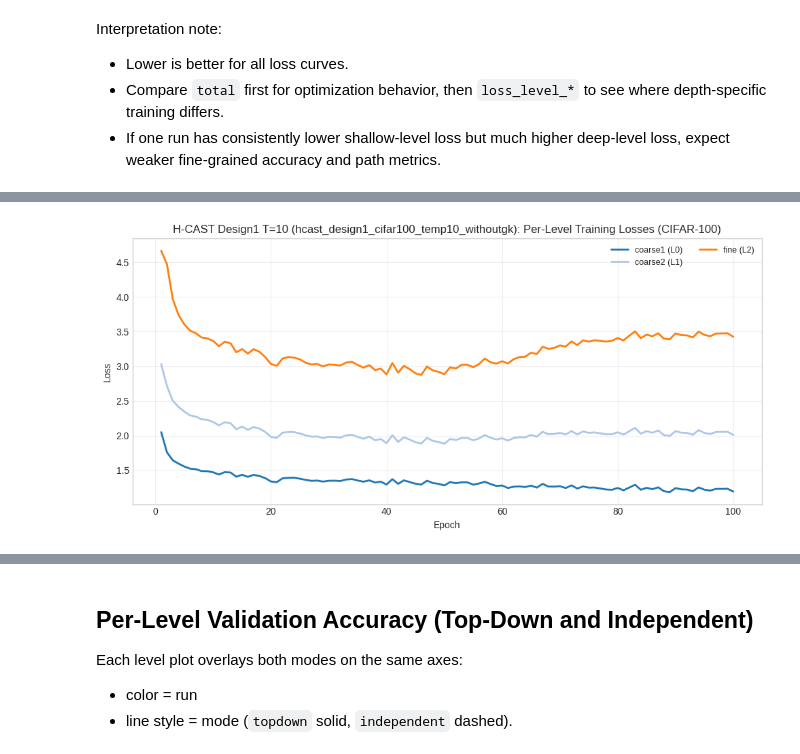
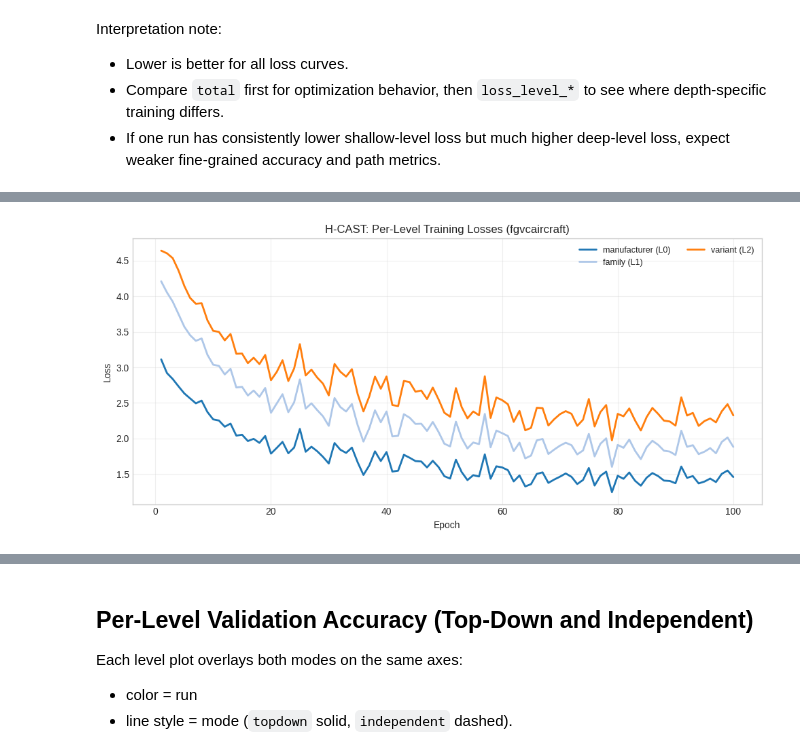
Before and after one commit to Gianma23/lexicographic_deep_learning_detailed_study, a Jupyter notebook: notebooks/hcast_analysis.ipynb, the cells around one changed output, grey strips where cells are left out. Cells and saved outputs as stored; diff of their text form; code cells hidden in the pictures.

```diff
--- a/notebooks/hcast_analysis.ipynb
+++ b/notebooks/hcast_analysis.ipynb
@@ -605,52 +769,57 @@ Interpretation note:
 - Lines in the same chart are all available `loss_level_*` training losses (lower is better).
 # %%
-for run_data in run_data_list:
-    all_loss_keys = sorted({
-        key
-        for event in run_data['epoch_events']
-        for key in event.get('train_losses', {}).keys()
-    })
-
-    level_loss_ids = sorted({
-        int(key.rsplit('_', 1)[-1])
-        for key in all_loss_keys
-        if key.startswith('loss_level_') and key.rsplit('_', 1)[-1].isdigit()
-    })
-
-    if not level_loss_ids:
-        print(f"No per-level train losses for {run_data['label']}")
+for dataset_key in dataset_keys:
+    dataset_runs = run_data_by_dataset.get(dataset_key, [])
+    if not dataset_runs:
         continue
 
-    fig, ax = plt.subplots(figsize=(10, 4.8))
-    cmap = plt.get_cmap('tab20')
-    plotted = 0
+    for run_data in dataset_runs:
+        all_loss_keys = sorted({
+            key
+            for event in run_data['epoch_events']
+            for key in event.get('train_losses', {}).keys()
+        })
 
-    for idx, level_idx in enumerate(level_loss_ids):
-        metric_key = f'loss_level_{level_idx}'
-        epochs, values = get_train_loss_series(run_data['epoch_events'], metric_key)
-        if np.all(~np.isfinite(values)):
+        level_loss_ids = sorted({
+            int(key.rsplit('_', 1)[-1])
+            for key in all_loss_keys
+            if key.startswith('loss_level_') and key.rsplit('_', 1)[-1].isdigit()
+        })
+
+        if not level_loss_ids:
+            print(f"[{dataset_key}] No per-level train losses for {run_data['label']}")
             continue
 
-        level_name = get_level_label(level_idx, run_data)
-        ax.plot(
-            epochs,
-            values,
-            label=f'{level_name} (L{level_idx})',
-            color=cmap(idx % 20),
-            linewidth=2.0,
-        )
-        plotted += 1
+        fig, ax = plt.subplots(figsize=(10, 4.8))
+        cmap = plt.get_cmap('tab20')
+        plotted = 0
 
-    if plotted == 0:
-        plt.close(fig)
-        print(f"No finite per-level train losses for {run_data['label']}")
-        continue
+        for idx, level_idx in enumerate(level_loss_ids):
+            metric_key = f'loss_level_{level_idx}'
+            epochs, values = get_train_loss_series(run_data['epoch_events'], metric_key)
+            if np.all(~np.isfinite(values)):
+                continue
 
-    ax.set_title(f"{run_data['label']}: Per-Level Training Losses (CIFAR-100)")
-    ax.set_xlabel('Epoch')
-    ax.set_ylabel('Loss')
-    ax.grid(True, alpha=0.3)
-    ax.legend(ncol=2, fontsize=9)
-    plt.tight_layout()
-    plt.show()
+            level_name = get_level_label(level_idx, run_data)
+            ax.plot(
+                epochs,
+                values,
+                label=f'{level_name} (L{level_idx})',
+                color=cmap(idx % 20),
+                linewidth=2.0,
+            )
+            plotted += 1
+
+        if plotted == 0:
+            plt.close(fig)
+            print(f"[{dataset_key}] No finite per-level train losses for {run_data['label']}")
+            continue
+
+        ax.set_title(f"{run_data['label']}: Per-Level Training Losses ({dataset_key})")
+        ax.set_xlabel('Epoch')
+        ax.set_ylabel('Loss')
+        ax.grid(True, alpha=0.3)
+        ax.legend(ncol=2, fontsize=9)
+        plt.tight_layout()
+        plt.show()
 # %% [output]
@@ -662 +831 @@ for run_data in run_data_list:
-[figure, old version]
+[figure, new version]
```
Also changed, not shown: parts of 13 cells of this notebook, 12 other files.
